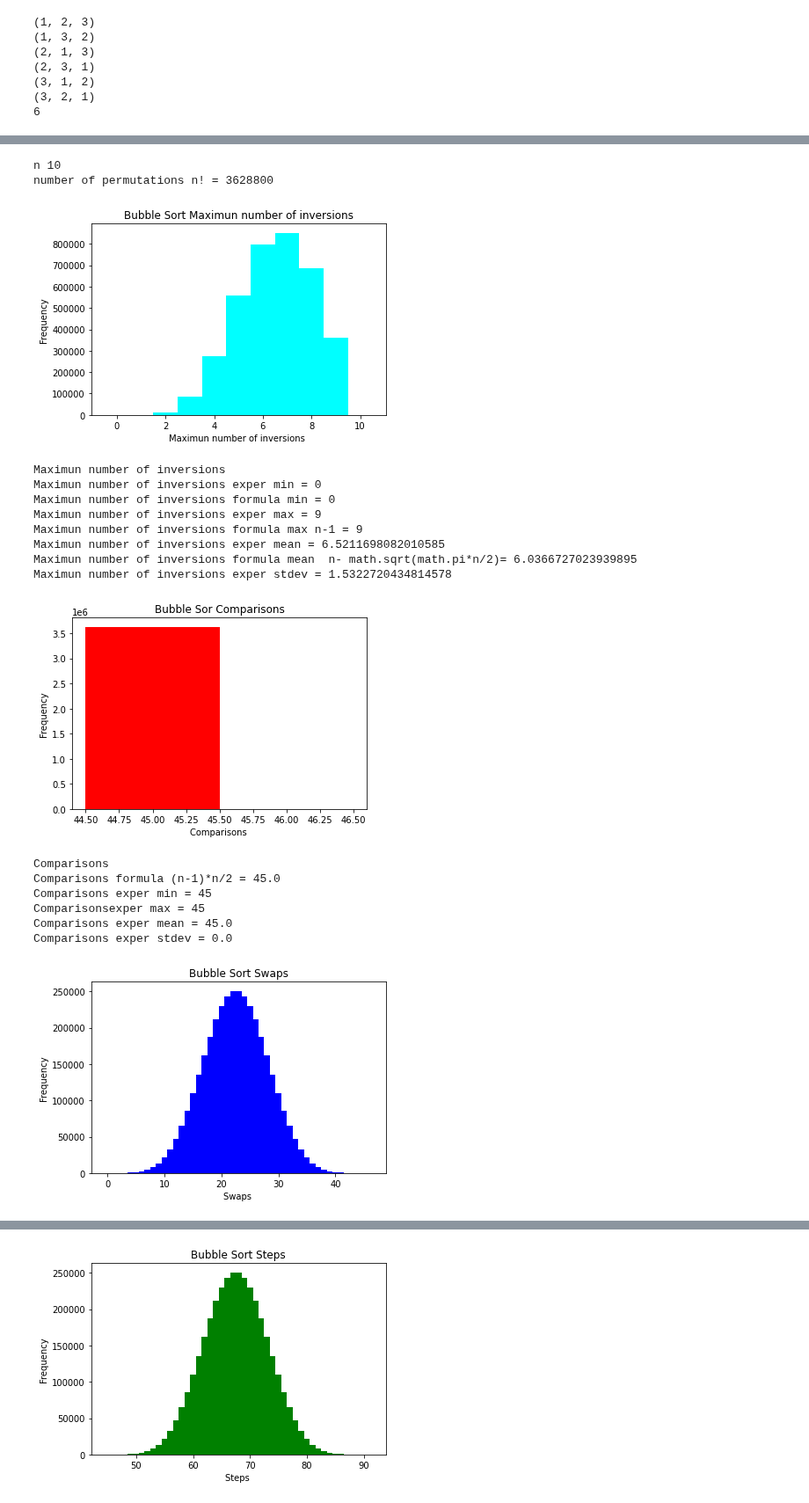
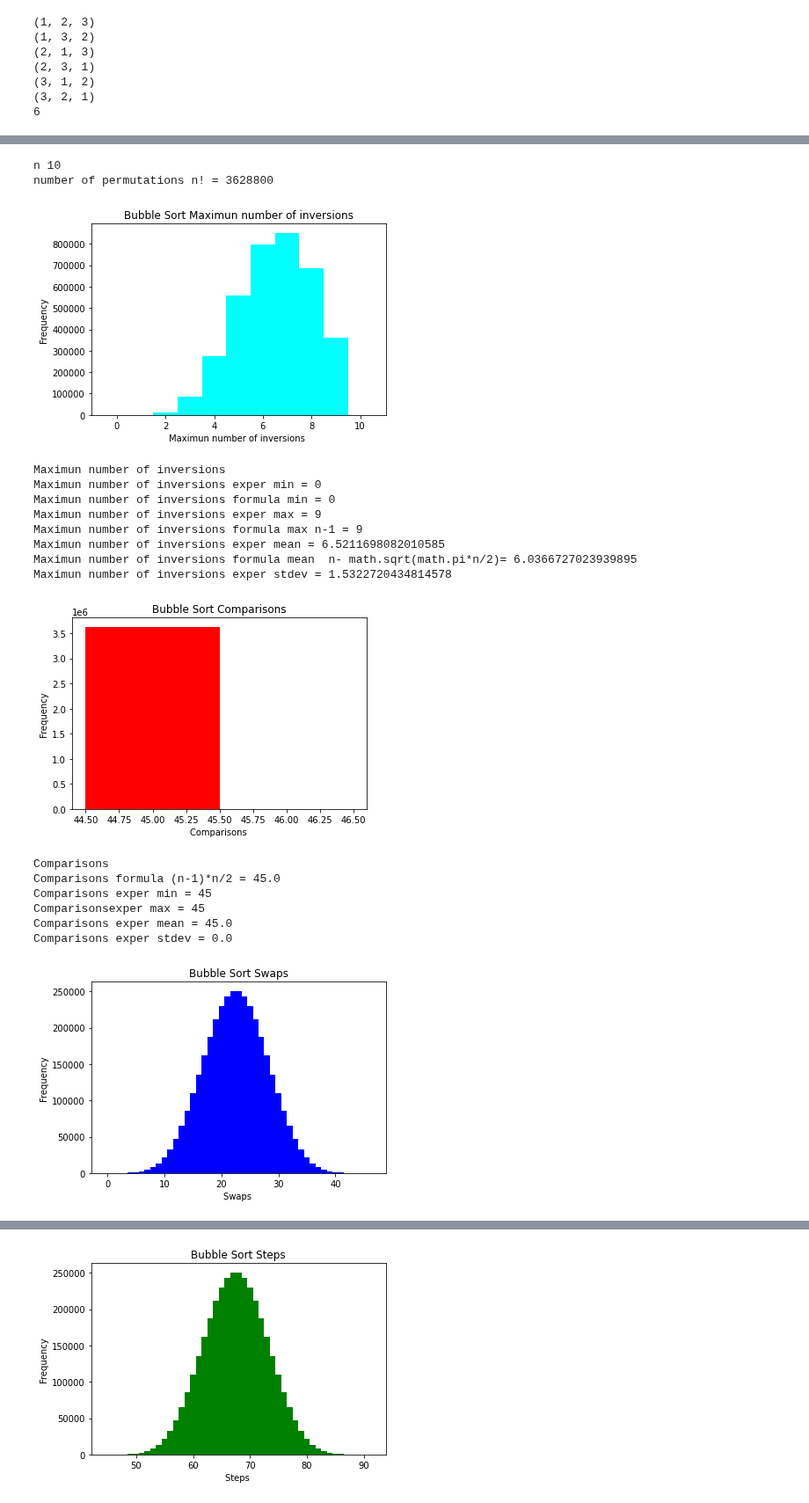
Before and after one commit to gjhernandezp/algorithms, a Jupyter notebook: AnalysisOfAlgorithms/BubbleSortNotOptimizedHistograms.ipynb, the cells around one changed output, grey strips where cells are left out. Shown at 88% size. Cells and saved outputs as stored; diff of their text form; code cells hidden in the pictures.

```diff
--- a/AnalysisOfAlgorithms/BubbleSortNotOptimizedHistograms.ipynb
+++ b/AnalysisOfAlgorithms/BubbleSortNotOptimizedHistograms.ipynb
@@ -435,7 +435,7 @@ print()
 
 b = np.array(range(min(comps)-1,max(comps)+2) ) +0.5
 plt.hist(comps,bins=b, color="red")
-plt.title("Bubble Sor Comparisons")
+plt.title("Bubble Sort Comparisons")
 plt.xlabel("Comparisons ")
 plt.ylabel("Frequency")
 plt.show()
@@ -480,34 +480,34 @@ print("Steps max formula (n-1)*n =",(n-1)*n)
 print("Steps exper mean =",np.mean(steps))
 print("Steps mean formula (3/4)*(n**2-n) =",(3/4)*(n**2-n))
 print("Steps exper stdev",np.std(steps))
 print()
 
 b = np.array(range(min(passes)-1,max(passes)+2) ) +0.5
 plt.hist(passes,bins=b,color="brown")
 plt.title("Bubble Sort Passes")
 plt.xlabel("Passes")
 plt.ylabel("Frequency")
 plt.show()
 
 print("Passes")
 print("Passes formula (n-1) =",(n-1))
 print("Passes exper min =",min(passes))
 print("Passes exper max =",max(passes))
 print("Passes exper mean =",np.mean(passes))
 print("Passes exper stdev",np.std(passes))
 # %% [output]
 n 10
 number of permutations n! = 3628800
 [figure]
 Maximun number of inversions
 Maximun number of inversions exper min = 0
 Maximun number of inversions formula min = 0
 Maximun number of inversions exper max = 9
 Maximun number of inversions formula max n-1 = 9
 Maximun number of inversions exper mean = 6.5211698082010585
 Maximun number of inversions formula mean  n- math.sqrt(math.pi*n/2)= 6.0366727023939895
 Maximun number of inversions exper stdev = 1.5322720434814578
-[figure, old version]
+[figure, new version]
 Comparisons
 Comparisons formula (n-1)*n/2 = 45.0
 Comparisons exper min = 45
```
Also changed, not shown: parts of 5 cells of this notebook.
